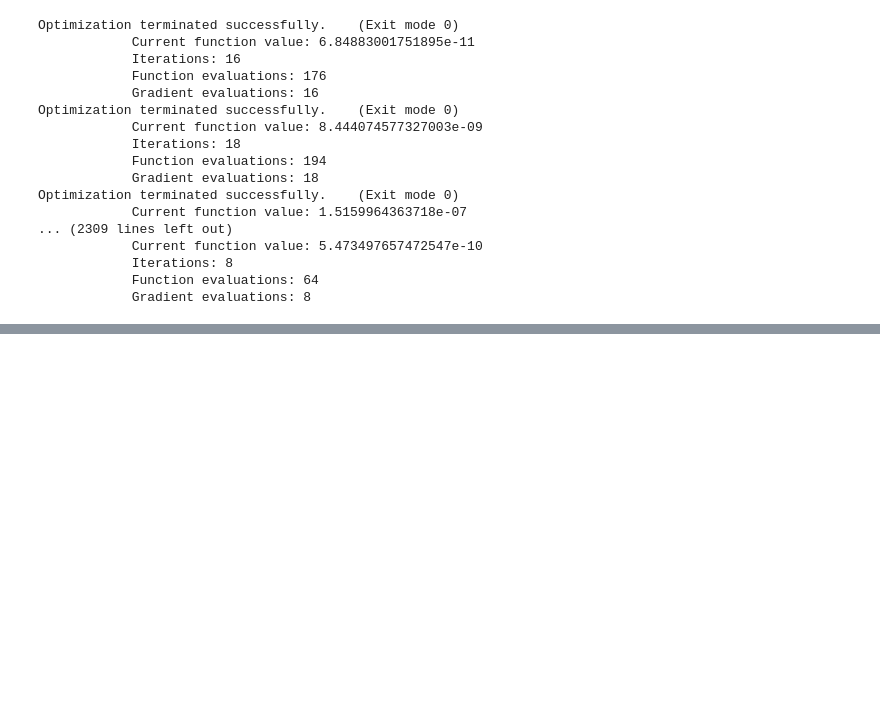
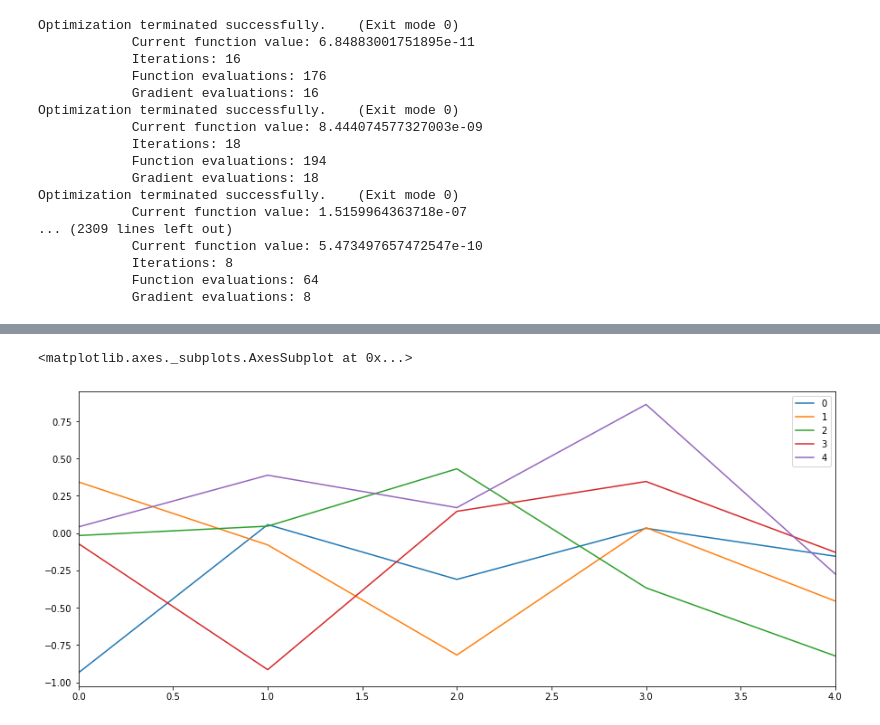
Before and after one commit to jdsuarez10/Calibraci-n-cruva-forward, a Jupyter notebook: Taller de derivados.ipynb, the cells around one changed output, grey strips where cells are left out. Cells and saved outputs as stored; diff of their text form; code cells hidden in the pictures; blank space fills up the shorter version.

```diff
--- a/Taller de derivados.ipynb
+++ b/Taller de derivados.ipynb
@@ -360,0 +463,5 @@ tasas_forward_finales.to_csv("tasas_finales.csv")
+# %%
+pd.DataFrame(pca.components_[:]).plot(figsize=(15,6))
+# %% [output]
+<matplotlib.axes._subplots.AxesSubplot at 0x...>
+[figure, added]
```
Also changed, not shown: parts of 30 cells of this notebook.
